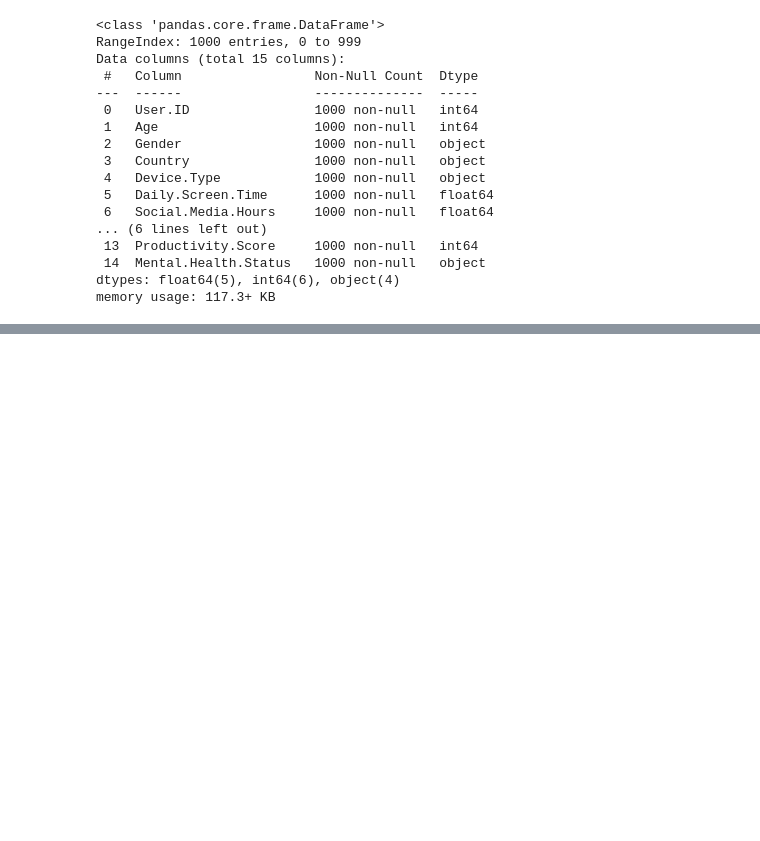
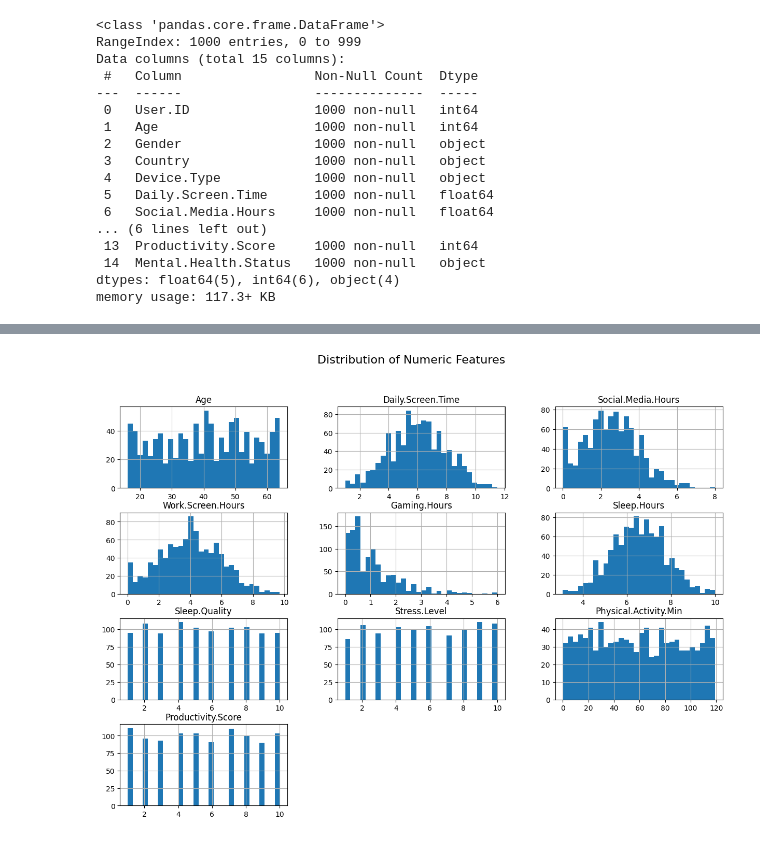
Before and after one commit to Stennas/Exploratory-Data-Analysis, a Jupyter notebook: Tech_Gadget_Usage_and_Mental_Wellbeing/exploratory-data-analysis.ipynb, the cells around one changed output, grey strips where cells are left out. Saved outputs shown, nothing was run; the diff lists cells and outputs as text; code cells hidden in the pictures; blank space fills up the shorter version.

```diff
--- a/Tech_Gadget_Usage_and_Mental_Wellbeing/exploratory-data-analysis.ipynb
+++ b/Tech_Gadget_Usage_and_Mental_Wellbeing/exploratory-data-analysis.ipynb
@@ -40,0 +134,10 @@ memory usage: 117.3+ KB
+# %%
+# Drop the User.ID column
+df = df.drop(columns=['User.ID'])
+# Numeric features distribution
+numeric_cols = df.select_dtypes(include=np.number).columns
+df[numeric_cols].hist(figsize=(15, 10), bins=30)
+plt.suptitle("Distribution of Numeric Features", fontsize=16)
+plt.show()
+# %% [output]
+[figure, added]
```
Also changed, not shown: parts of 20 cells of this notebook.
